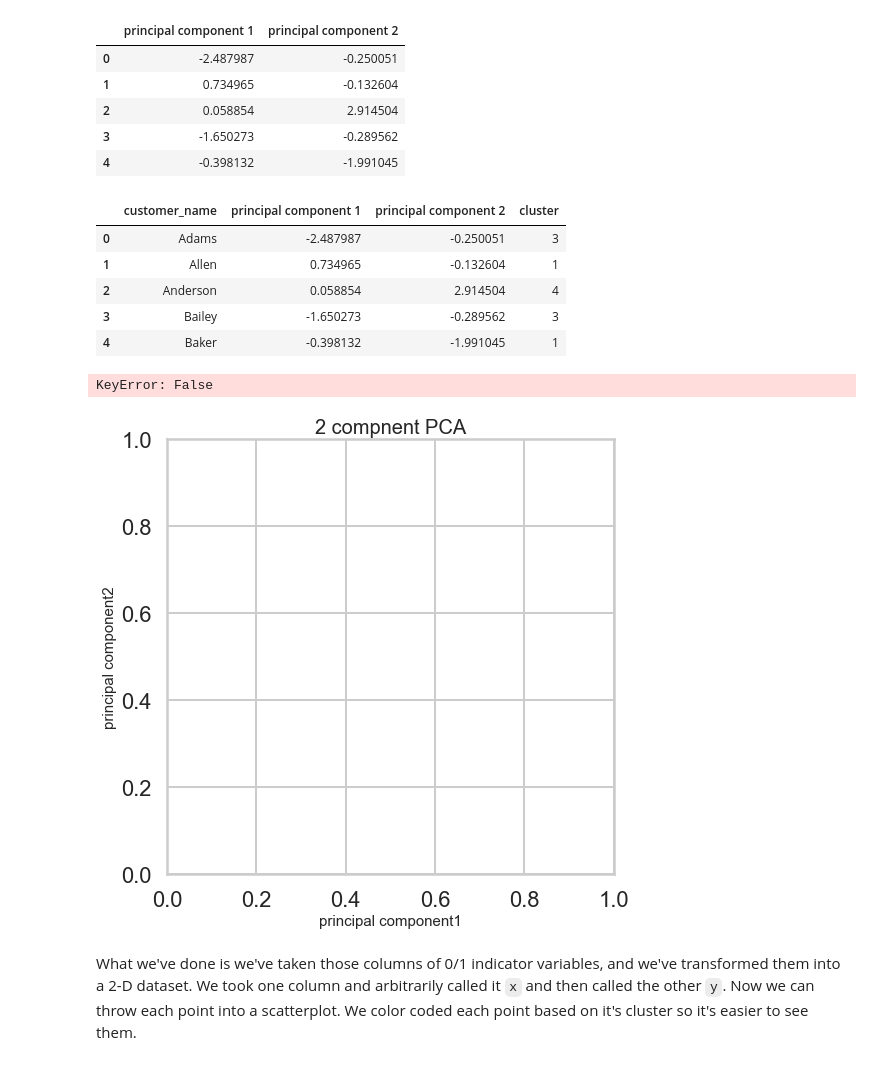
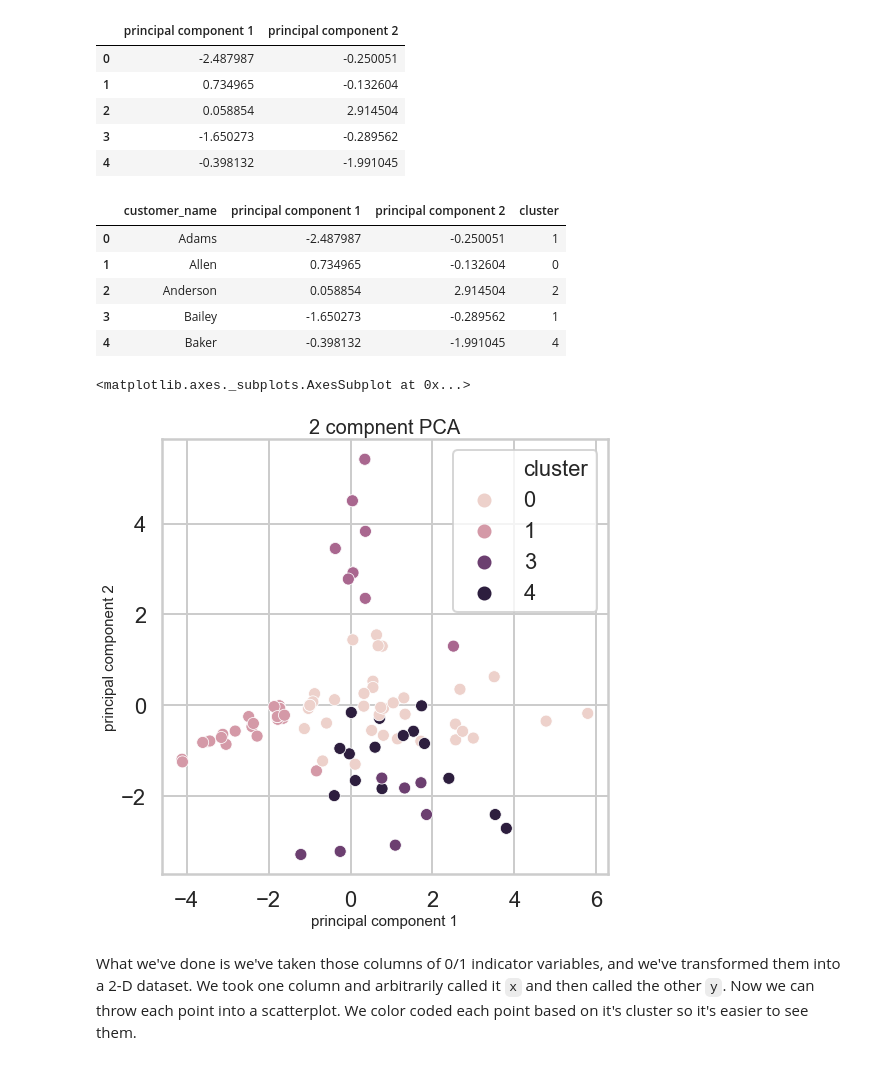
Before and after one commit to DefoeCheung/Projects, a Jupyter notebook: Mini_Project_Clustering.ipynb, the cells around one changed output. Saved outputs shown, nothing was run; the diff lists cells and outputs as text; code cells hidden in the pictures.

```diff
--- a/Mini_Project_Clustering.ipynb
+++ b/Mini_Project_Clustering.ipynb
@@ -403,3 +382,7 @@ table.head()
 | 3 | Bailey | 0.0 | 0.0 | 0.0 | 0.0 | 0.0 | 0.0 | 1.0 | 0.0 | 0.0 | ... |
 | 4 | Baker | 0.0 | 0.0 | 0.0 | 0.0 | 0.0 | 0.0 | 1.0 | 0.0 | 0.0 | ... |
 5 rows × 34 columns
+# %%
+kmeans = KMeans(n_clusters=5)
+table['cluster'] = kmeans.fit_predict(offer)
+table['cluster'].unique()
@@ -429,31 +425,22 @@ final_df = pd.concat([table.customer_name, principal_df, table.cluster],axis=1)
 final_df.head()
 # %% [output]
 |  | customer_name | principal component 1 | principal component 2 | cluster |
-| 0 | Adams | -2.487987 | -0.250051 | 3 |
-| 1 | Allen | 0.734965 | -0.132604 | 1 |
-| 2 | Anderson | 0.058854 | 2.914504 | 4 |
-| 3 | Bailey | -1.650273 | -0.289562 | 3 |
-| 4 | Baker | -0.398132 | -1.991045 | 1 |
+| 0 | Adams | -2.487987 | -0.250051 | 1 |
+| 1 | Allen | 0.734965 | -0.132604 | 0 |
+| 2 | Anderson | 0.058854 | 2.914504 | 2 |
+| 3 | Bailey | -1.650273 | -0.289562 | 1 |
+| 4 | Baker | -0.398132 | -1.991045 | 4 |
 # %%
 fig = plt.figure(figsize=(8,8))
 ax = fig.add_subplot(1,1,1)
 ax.set_xlabel('principal component1', fontsize=15)
 ax.set_ylabel('principal component2', fontsize=15)
 ax.set_title('2 compnent PCA', fontsize=20)
 
-targets = [list(set(table.cluster))]
-colors = ['r','g','b','c','m','y','k','w']
-for target, color in zip(targets,colors):
-    indicesToKeep = final_df['cluster'].values == target
-    ax.scatter(final_df.loc[indicesToKeep,'principle component 1']
-              ,final_df.loc[indicesToKeep,'principle component 2']
-              ,c=color
-              ,s=50)
-ax.legend(targets)
-ax.grid()
+sns.scatterplot(x = 'principal component 1',y = 'principal component 2', hue = 'cluster', data = final_df)
 # %% [output]
-KeyError: False
+<matplotlib.axes._subplots.AxesSubplot at 0x...>
-[figure, old version]
+[figure, new version]
 # %% [markdown]
 What we've done is we've taken those columns of 0/1 indicator variables, and we've transformed them into a 2-D dataset. We took one column and arbitrarily called it `x` and then called the other `y`. Now we can throw each point into a scatterplot. We color coded each point based on it's cluster so it's easier to see them.
 # %% [markdown]
```
Also changed, not shown: parts of 10 cells of this notebook.
